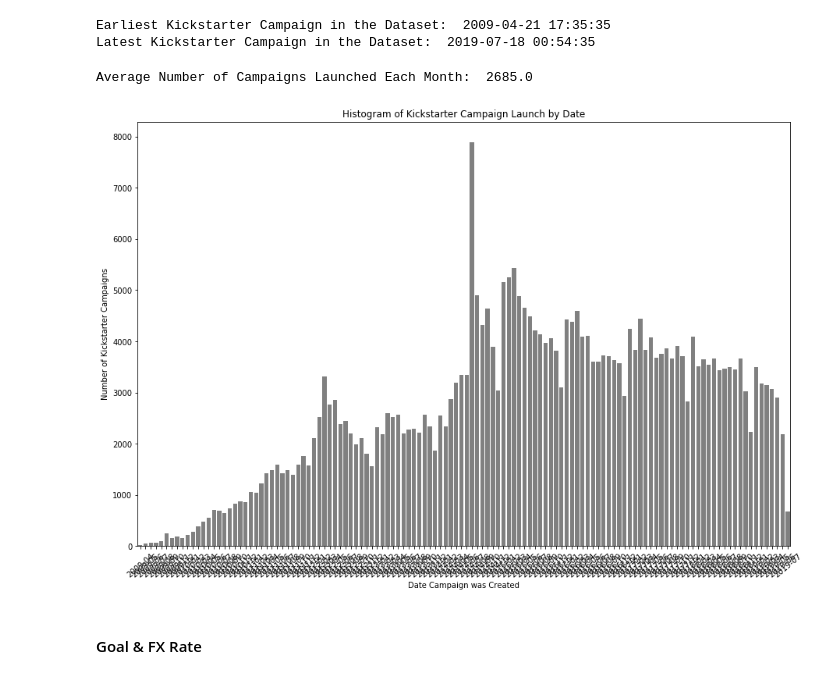
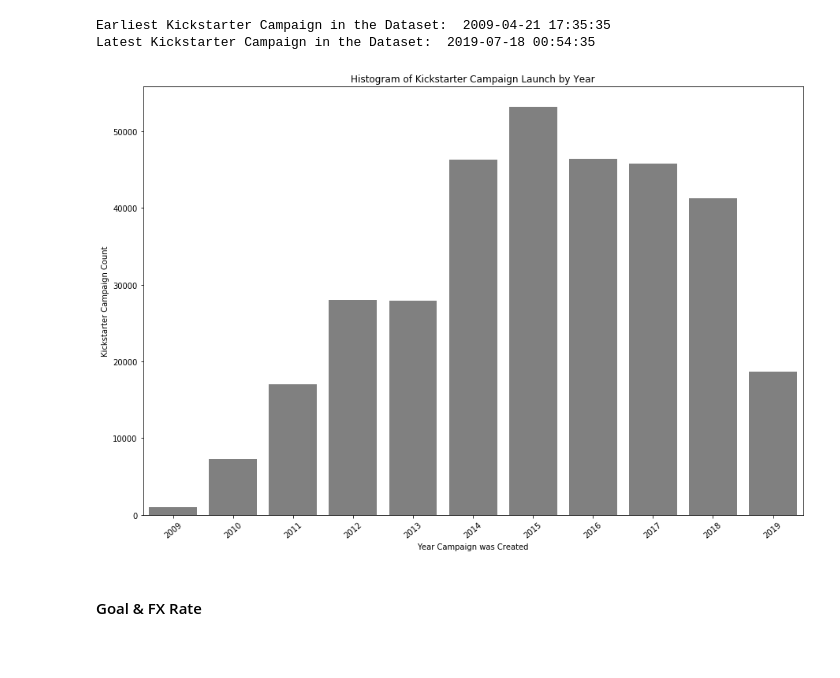
Before and after one commit to Abdul24/crowdfunding_campaign_selection, a Jupyter notebook: notebooks/04_reports/20191017-final-report.ipynb, the cells around one changed output. Drawn from its saved outputs; the diff is of its cells as text; code cells hidden in the pictures; blank space fills up the shorter version.

```diff
--- a/notebooks/04_reports/20191017-final-report.ipynb
+++ b/notebooks/04_reports/20191017-final-report.ipynb
@@ -130,32 +124,27 @@ Earliest Kickstarter Campaign in the Dataset:  2009-04-21 17:35:35
 Latest Kickstarter Campaign in the Dataset:  2019-07-18 00:54:35
 # %%
 kick_inter['year_month'] = pd.to_datetime(
-    kick_inter['created_at']).dt.to_period('M')
+    kick_inter['created_at']).dt.to_period('Y')
 created_date_count = kick_inter.year_month.value_counts().to_frame().reset_index().\
     rename(columns={'index': 'date', 'year_month': 'count'})
 
 created_date_count.sort_values(by='date', inplace=True)
-
-# average number of campaings launched each month
-print('Average Number of Campaigns Launched Each Month: ',
-      np.round(created_date_count['count'].mean()))
 
 plt.figure(figsize=[15, 10])
 ax = sns.barplot(created_date_count['date'],
                  created_date_count['count'], color='grey')
 ax.set_xticklabels(ax.get_xticklabels(),
                    rotation=40)
 
 # plt.locator_params(axis='x', nbins=10)
 # ax.xaxis.set_major_locator(MultipleLocator(20))
-plt.xlabel("Date Campaign was Created")
-plt.ylabel("Number of Kickstarter Campaigns")
-plt.title('Histogram of Kickstarter Campaign Launch by Date')
+plt.xlabel("Year Campaign was Created")
+plt.ylabel("Kickstarter Campaign Count")
+plt.title('Histogram of Kickstarter Campaign Launch by Year')
 
 plt.show()
 # %% [output]
-Average Number of Campaigns Launched Each Month:  2685.0
-[figure, old version]
+[figure, new version]
 # %% [markdown]
 #### Goal & FX Rate
 # %%
```
Also changed, not shown: parts of 24 cells of this notebook.
